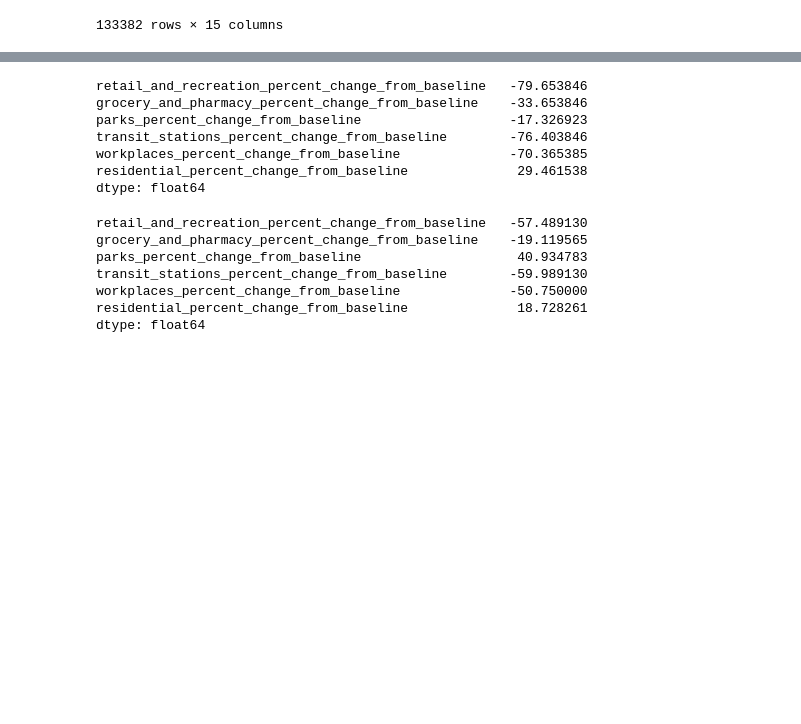
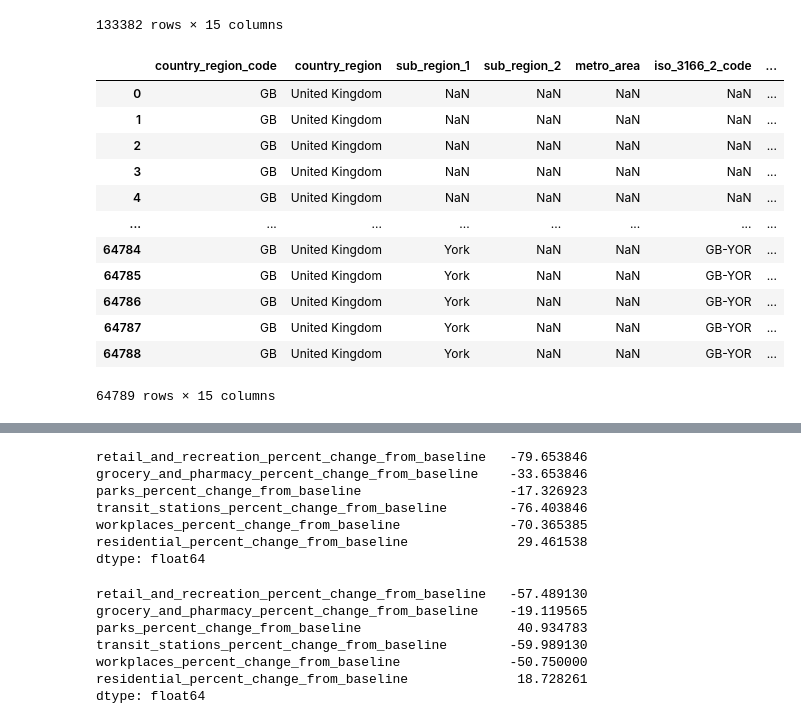
Before and after one commit to raphcanty/covid19-mobility, a Jupyter notebook: google_processing.ipynb, the cells around one changed output, grey strips where cells are left out. Drawn from its saved outputs; the diff is of its cells as text; code cells hidden in the pictures; blank space fills up the shorter version.

```diff
--- a/google_processing.ipynb
+++ b/google_processing.ipynb
@@ -20,4 +20,21 @@ google
 | 133380 | GB | United Kingdom | York | NaN | NaN | GB-YOR | ... |
 | 133381 | GB | United Kingdom | York | NaN | NaN | GB-YOR | ... |
 133382 rows × 15 columns
+# %%
+google_2021 = pd.read_csv("data_sources/2021_GB_Region_Mobility_Report.csv")
+google_2021
+# %% [output]
+|  | country_region_code | country_region | sub_region_1 | sub_region_2 | metro_area | iso_3166_2_code | ... |
+| 0 | GB | United Kingdom | NaN | NaN | NaN | NaN | ... |
+| 1 | GB | United Kingdom | NaN | NaN | NaN | NaN | ... |
+| 2 | GB | United Kingdom | NaN | NaN | NaN | NaN | ... |
+| 3 | GB | United Kingdom | NaN | NaN | NaN | NaN | ... |
+| 4 | GB | United Kingdom | NaN | NaN | NaN | NaN | ... |
+| ... | ... | ... | ... | ... | ... | ... | ... |
+| 64784 | GB | United Kingdom | York | NaN | NaN | GB-YOR | ... |
+| 64785 | GB | United Kingdom | York | NaN | NaN | GB-YOR | ... |
+| 64786 | GB | United Kingdom | York | NaN | NaN | GB-YOR | ... |
+| 64787 | GB | United Kingdom | York | NaN | NaN | GB-YOR | ... |
+| 64788 | GB | United Kingdom | York | NaN | NaN | GB-YOR | ... |
+64789 rows × 15 columns
 # %%
```
Also changed, not shown: parts of 14 cells of this notebook, 4 other files.
